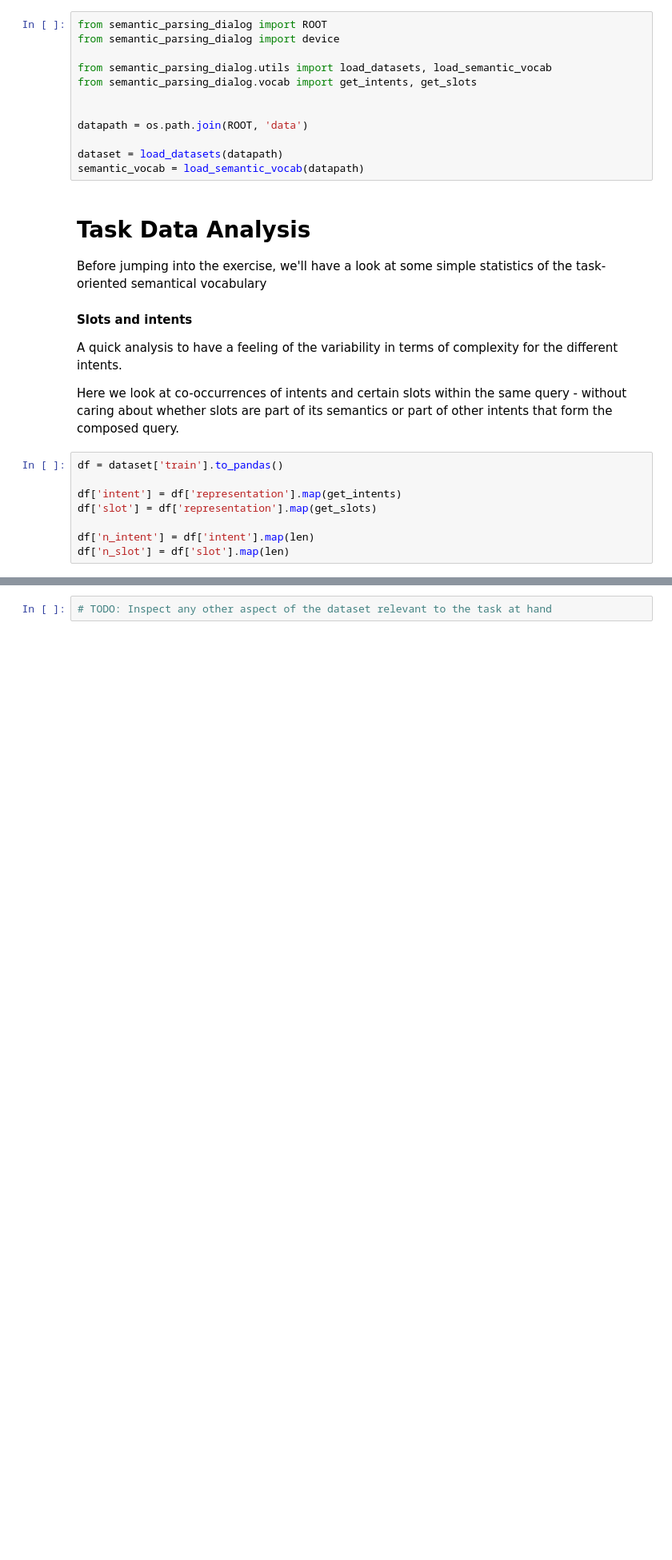
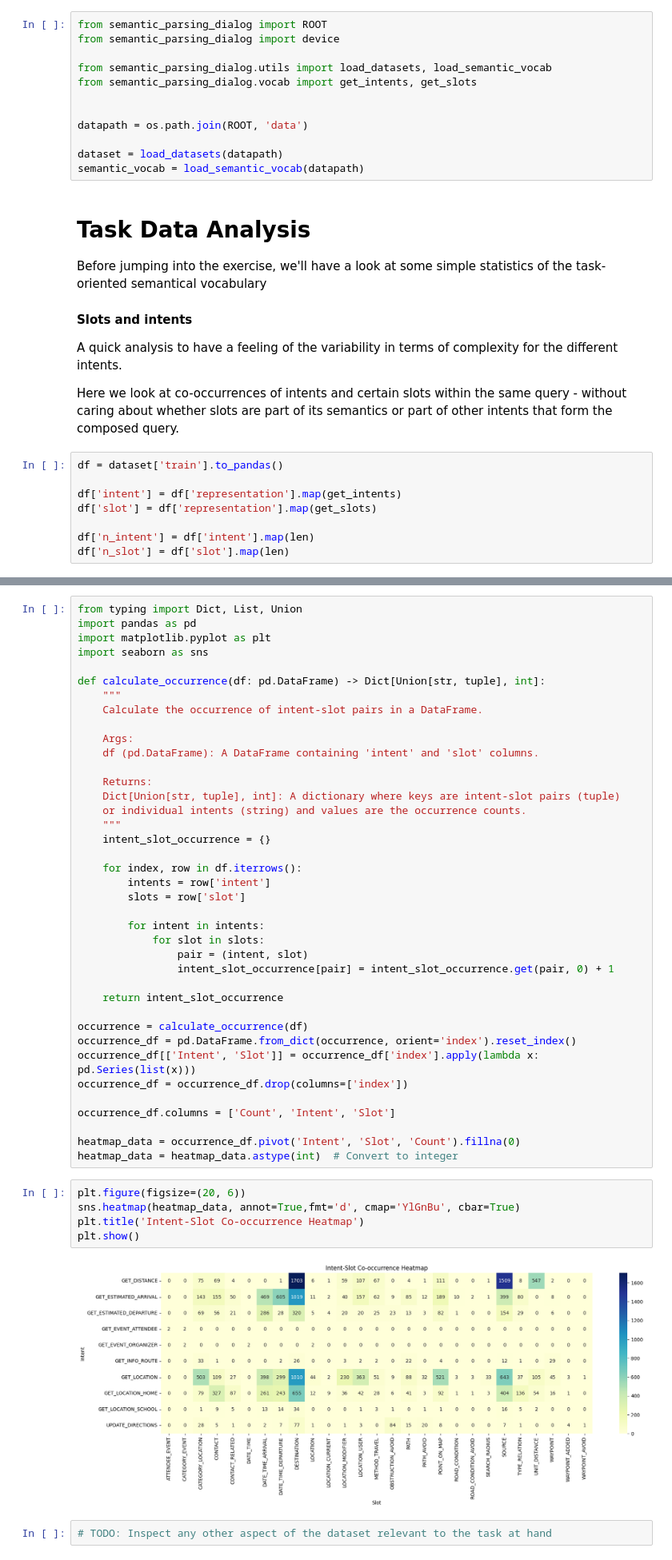
Before and after one commit to offtian/slots-and-intents-prediction, a Jupyter notebook: exercise_boilerplate.ipynb, the cells around one changed output, grey strips where cells are left out. Shown at 80% size. Saved outputs shown, nothing was run; the diff lists cells and outputs as text; blank space fills up the shorter version.

```diff
--- a/exercise_boilerplate.ipynb
+++ b/exercise_boilerplate.ipynb
@@ -81,2 +122,48 @@ df['n_slot'] = df['slot'].map(len)
+# %%
+from typing import Dict, List, Union
+import pandas as pd
+import matplotlib.pyplot as plt
+import seaborn as sns
+
+def calculate_occurrence(df: pd.DataFrame) -> Dict[Union[str, tuple], int]:
+    """
+    Calculate the occurrence of intent-slot pairs in a DataFrame.
+
+    Args:
+    df (pd.DataFrame): A DataFrame containing 'intent' and 'slot' columns.
+
+    Returns:
+    Dict[Union[str, tuple], int]: A dictionary where keys are intent-slot pairs (tuple)
+    or individual intents (string) and values are the occurrence counts.
+    """
+    intent_slot_occurrence = {}
+
+    for index, row in df.iterrows():
+        intents = row['intent']
+        slots = row['slot']
+
+        for intent in intents:
+            for slot in slots:
+                pair = (intent, slot)
+                intent_slot_occurrence[pair] = intent_slot_occurrence.get(pair, 0) + 1
+
+    return intent_slot_occurrence
+
+occurrence = calculate_occurrence(df)
+occurrence_df = pd.DataFrame.from_dict(occurrence, orient='index').reset_index()
+occurrence_df[['Intent', 'Slot']] = occurrence_df['index'].apply(lambda x: pd.Series(list(x)))
+occurrence_df = occurrence_df.drop(columns=['index'])
+
+occurrence_df.columns = ['Count', 'Intent', 'Slot']
+
+heatmap_data = occurrence_df.pivot('Intent', 'Slot', 'Count').fillna(0)
+heatmap_data = heatmap_data.astype(int)  # Convert to integer
+# %%
+plt.figure(figsize=(20, 6))
+sns.heatmap(heatmap_data, annot=True,fmt='d', cmap='YlGnBu', cbar=True)
+plt.title('Intent-Slot Co-occurrence Heatmap')
+plt.show()
+# %% [output]
+[figure, added]
 # %%
 # TODO: Inspect any other aspect of the dataset relevant to the task at hand
```
Also changed, not shown: parts of 64 cells of this notebook.
